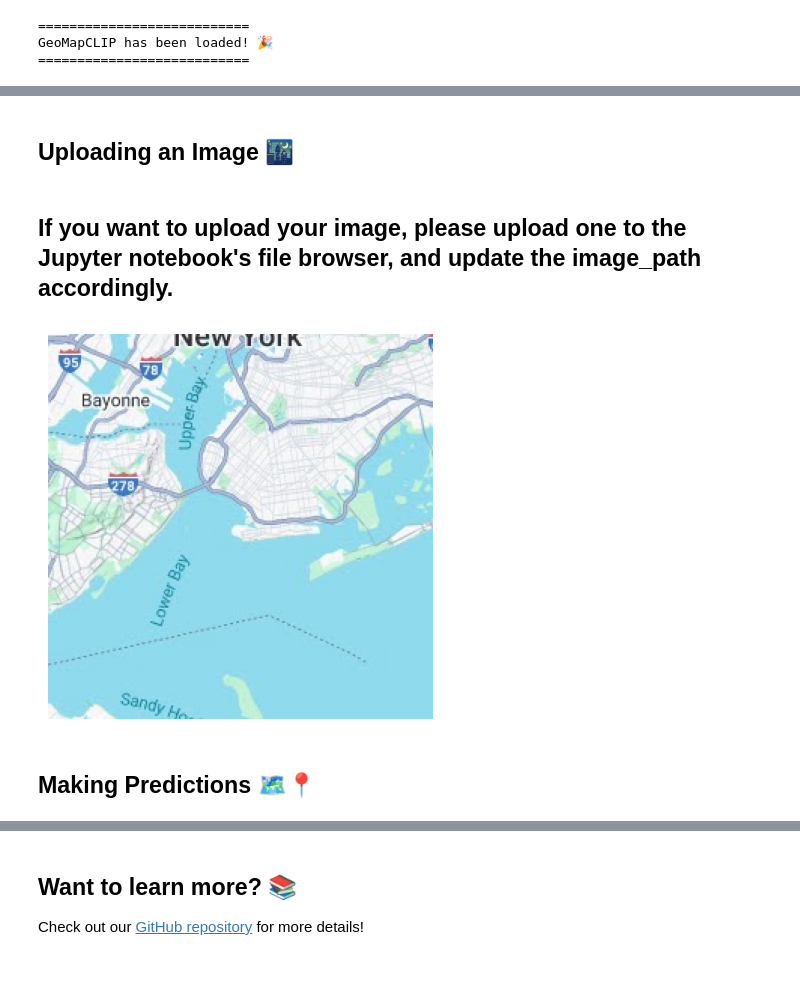
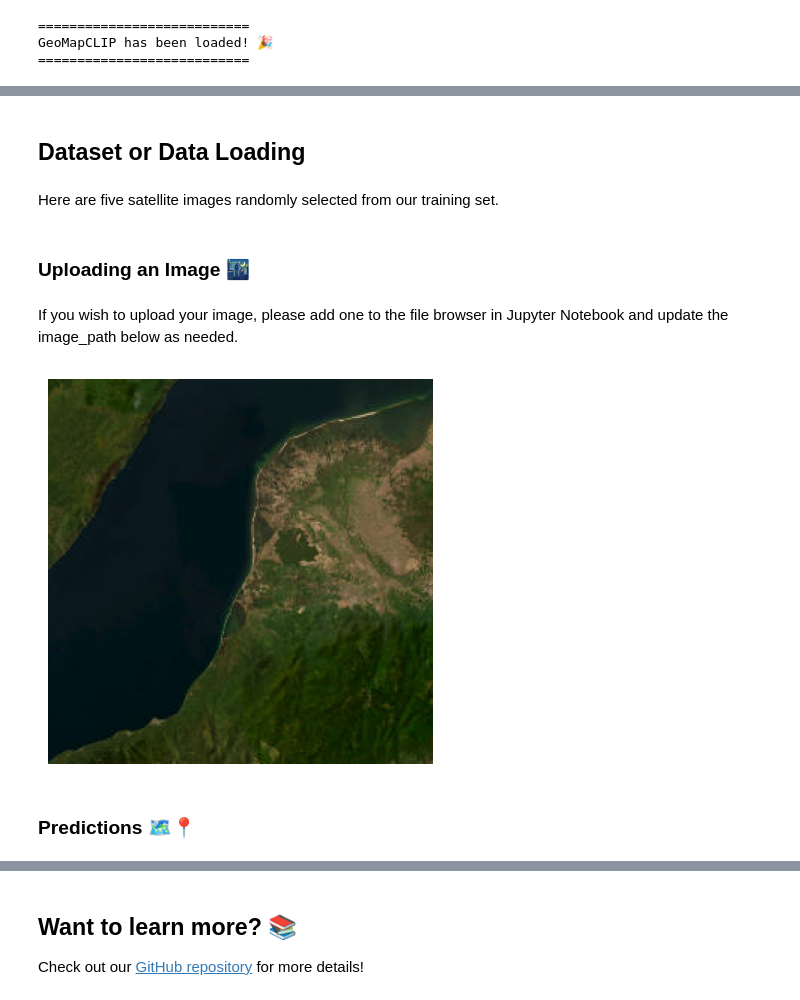
Before and after one commit to junghawoo/geomap-clip-iguide, a Jupyter notebook: GeoCLIP_demo.ipynb, the cells around one changed output, grey strips where cells are left out. Cells and saved outputs as stored; diff of their text form; code cells hidden in the pictures; blank space fills up the shorter version.

Commit message:
added plots

```diff
--- a/GeoCLIP_demo.ipynb
+++ b/GeoCLIP_demo.ipynb
@@ -126,24 +134,29 @@ from folium.plugins import HeatMap
+# %% [markdown]
+## Dataset or Data Loading
+# %% [markdown]
+Here are five satellite images randomly selected from our training set.
 # %% [markdown]
-## Uploading an Image 🌃
+### Uploading an Image 🌃
 # %% [markdown]
-## If you want to upload your image, please upload one to the Jupyter notebook's file browser, and update the image_path accordingly.
+If you wish to upload your image, please add one to the file browser in Jupyter Notebook and update the image_path below as needed.
 # %%
 #upload your image and put the path here
+# Image Upload & Display
 from PIL import Image
-#image_path = "data/10_301_384.png"  # Update with the path to your file
-image_path = "data/10_301_385.png"  # Update with the path to your file
+import matplotlib.pyplot as plt
 
+image_path = "data/z8_203_84.jpeg"  # Update with the path to your file
 
 # Open the image file (replace with your local path)
 image = Image.open(image_path)
 
 # Show Image
 image = Image.open(image_path)
 plt.figure(figsize=(5, 5))
 plt.imshow(image)
 plt.axis('off')
 plt.show()
 # %% [output]
-[figure, old version]
+[figure, new version]
 # %% [markdown]
-## Making Predictions 🗺️📍
+### Predictions 🗺️📍
```
Also changed, not shown: parts of 52 cells of this notebook, 19 other files.
